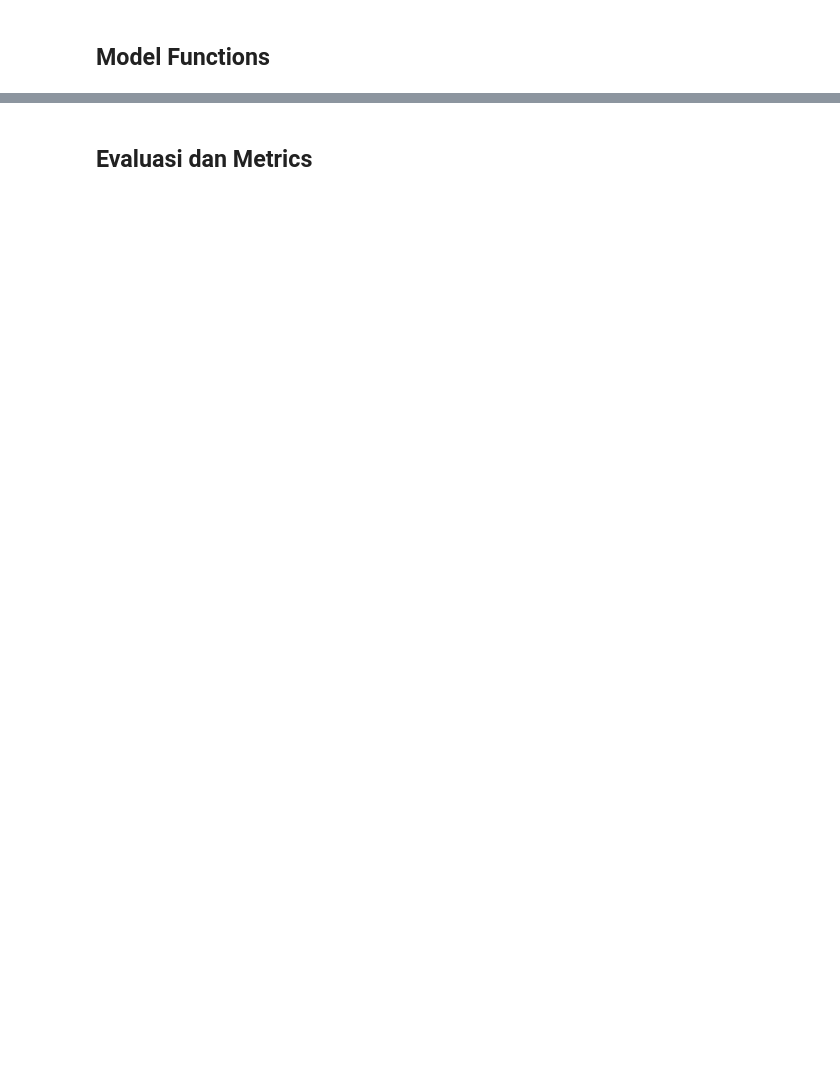
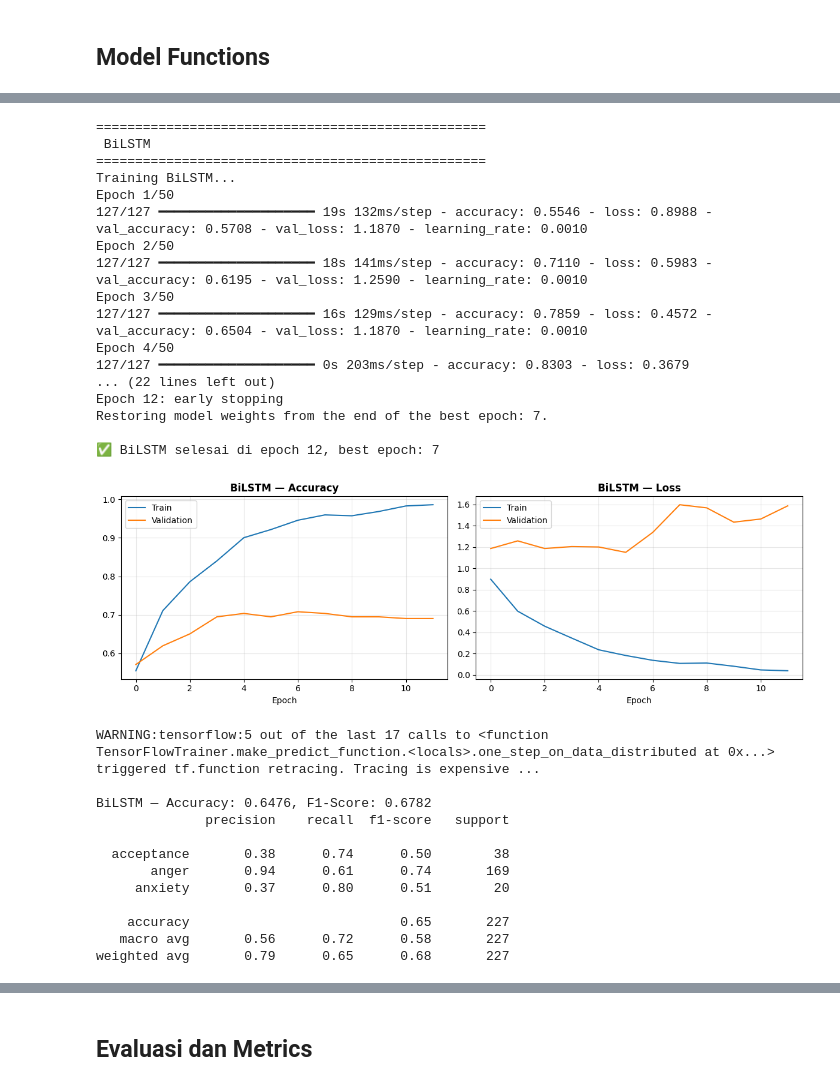
Before and after one commit to WeTeamBest/healmate_ai, a Jupyter notebook: AI/eksperimen/notebook.ipynb, the cells around one changed output, grey strips where cells are left out. Saved outputs shown, nothing was run; the diff lists cells and outputs as text; code cells hidden in the pictures; blank space fills up the shorter version.

```diff
--- a/AI/eksperimen/notebook.ipynb
+++ b/AI/eksperimen/notebook.ipynb
@@ -450,18 +728,49 @@ print(f'CNN - Best Epoch: {best_epoch_cnn}, Train Acc: {train_acc_cnn:.4f}, Val
 # %%
 # BiLSTM
 bilstm_model = model_BiLSTM()
 
 print("\n" + "="*50)
 print(" BiLSTM ")
 print("="*50)
 
-bilstm_model, bilstm_history = train_model(bilstm_model, 'BiLSTM', X_train_seq, y_train, X_val_seq, y_val)
+bilstm_model, bilstm_history = train_model(bilstm_model, 'BiLSTM', X_train_seq_smote, y_train_seq_smote, X_val_seq, y_val)
 
 plot_history(bilstm_history, 'BiLSTM')
 
 best_epoch_bilstm  = int(np.argmax(bilstm_history.history['val_accuracy'])) + 1
 train_acc_bilstm   = bilstm_history.history['accuracy'][best_epoch_bilstm-1]
 val_acc_bilstm     = bilstm_history.history['val_accuracy'][best_epoch_bilstm-1]
 test_acc_bilstm, _ = evaluate_dl_model(bilstm_model, X_test_seq, y_test, "BiLSTM")
 
 print(f'BiLSTM - Best Epoch: {best_epoch_bilstm}, Train Acc: {train_acc_bilstm:.4f}, Val Acc: {val_acc_bilstm:.4f}, Test Acc: {test_acc_bilstm:.4f}')
+# %% [output]
+==================================================
+ BiLSTM
+==================================================
+Training BiLSTM...
+Epoch 1/50
+127/127 ━━━━━━━━━━━━━━━━━━━━ 19s 132ms/step - accuracy: 0.5546 - loss: 0.8988 - val_accuracy: 0.5708 - val_loss: 1.1870 - learning_rate: 0.0010
+Epoch 2/50
+127/127 ━━━━━━━━━━━━━━━━━━━━ 18s 141ms/step - accuracy: 0.7110 - loss: 0.5983 - val_accuracy: 0.6195 - val_loss: 1.2590 - learning_rate: 0.0010
+Epoch 3/50
+127/127 ━━━━━━━━━━━━━━━━━━━━ 16s 129ms/step - accuracy: 0.7859 - loss: 0.4572 - val_accuracy: 0.6504 - val_loss: 1.1870 - learning_rate: 0.0010
+Epoch 4/50
+127/127 ━━━━━━━━━━━━━━━━━━━━ 0s 203ms/step - accuracy: 0.8303 - loss: 0.3679
+... (22 lines left out)
+Epoch 12: early stopping
+Restoring model weights from the end of the best epoch: 7.
+
+✅ BiLSTM selesai di epoch 12, best epoch: 7
+[figure, added]
+WARNING:tensorflow:5 out of the last 17 calls to <function TensorFlowTrainer.make_predict_function.<locals>.one_step_on_data_distributed at 0x...> triggered tf.function retracing. Tracing is expensive ...
+
+BiLSTM — Accuracy: 0.6476, F1-Score: 0.6782
+              precision    recall  f1-score   support
+
+  acceptance       0.38      0.74      0.50        38
+       anger       0.94      0.61      0.74       169
+     anxiety       0.37      0.80      0.51        20
+
+    accuracy                           0.65       227
+   macro avg       0.56      0.72      0.58       227
+weighted avg       0.79      0.65      0.68       227
```
Also changed, not shown: parts of 24 cells of this notebook, 9 other files.
